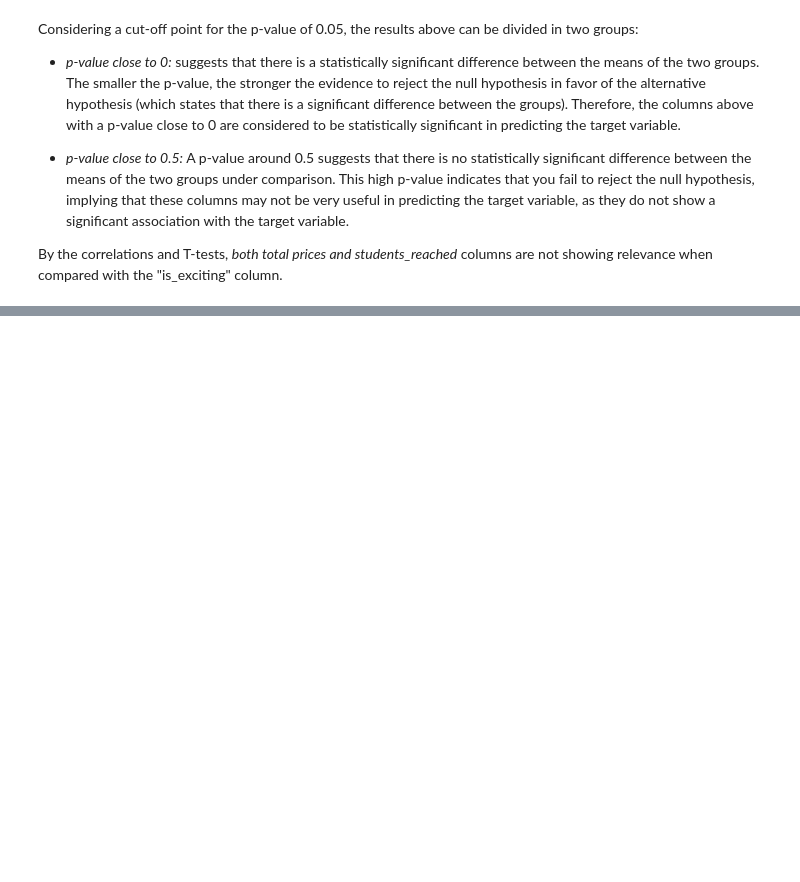
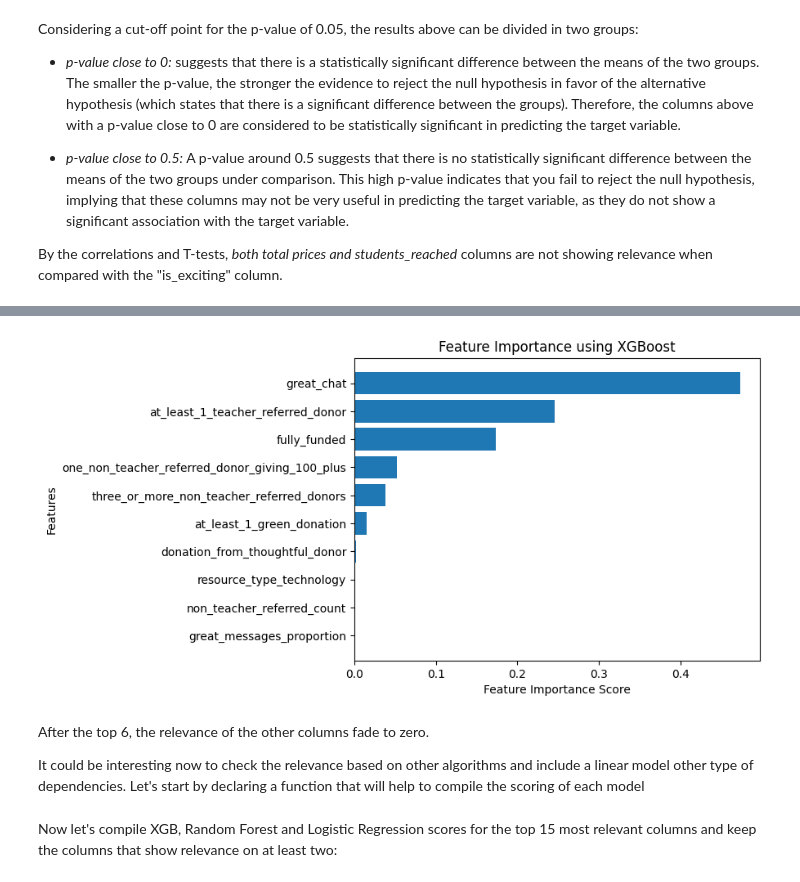
Before and after one commit to maikelps/KKDcup, a Jupyter notebook: Assessment.ipynb, the cells around one changed output, grey strips where cells are left out. Cells and saved outputs as stored; diff of their text form; code cells hidden in the pictures; blank space fills up the shorter version.

```diff
--- a/Assessment.ipynb
+++ b/Assessment.ipynb
@@ -209,0 +217,7 @@ By the correlations and T-tests, *both total prices and students_reached* column
+# %%
+# separating data and target column
+X = afr.drop(columns=['is_exciting'])
+y = afr['is_exciting']
+
+model = xgb.XGBClassifier(objective='binary:logistic', random_state=23)
+model.fit(X, y)
@@ -209,0 +236,22 @@ By the correlations and T-tests, *both total prices and students_reached* column
+# %%
+feature_importances = model.feature_importances_
+feature_names = X.columns
+
+# Get the top most important features (6 are the ones more relevant)
+N = 10
+top_features_idx = feature_importances.argsort()[-N:] # Get top ordered features indexes to properly get names and values
+top_feature_importances = feature_importances[top_features_idx]
+top_feature_names = feature_names[top_features_idx]
+
+# Creating a bar plot for feature importances
+plt.barh(top_feature_names, top_feature_importances)
+plt.xlabel('Feature Importance Score')
+plt.ylabel('Features')
+plt.title('Feature Importance using XGBoost')
+plt.show()
+# %% [output]
+[figure, added]
+# %% [markdown]
+After the top 6, the relevance of the other columns fade to zero.
+
+It could be interesting now to check the relevance based on other algorithms and include a linear model other type of dependencies. Let's start by declaring a function that will help to compile the scoring of each model
@@ -209,0 +271,2 @@ By the correlations and T-tests, *both total prices and students_reached* column
+# %% [markdown]
+Now let's compile XGB, Random Forest and Logistic Regression scores for the top 15 most relevant columns and keep the columns that show relevance on at least two:
```
Also changed, not shown: parts of 19 cells of this notebook, 2 other files.
